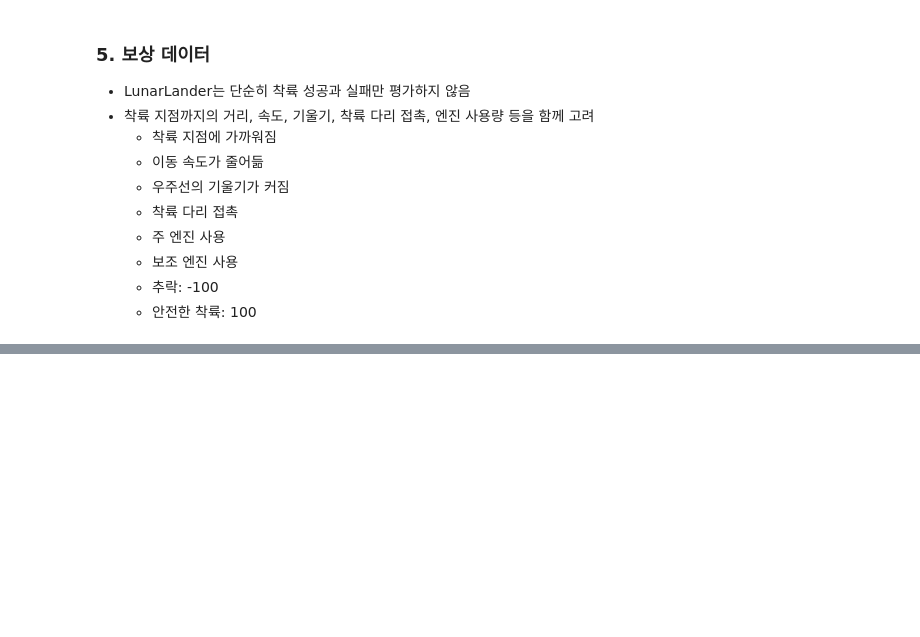
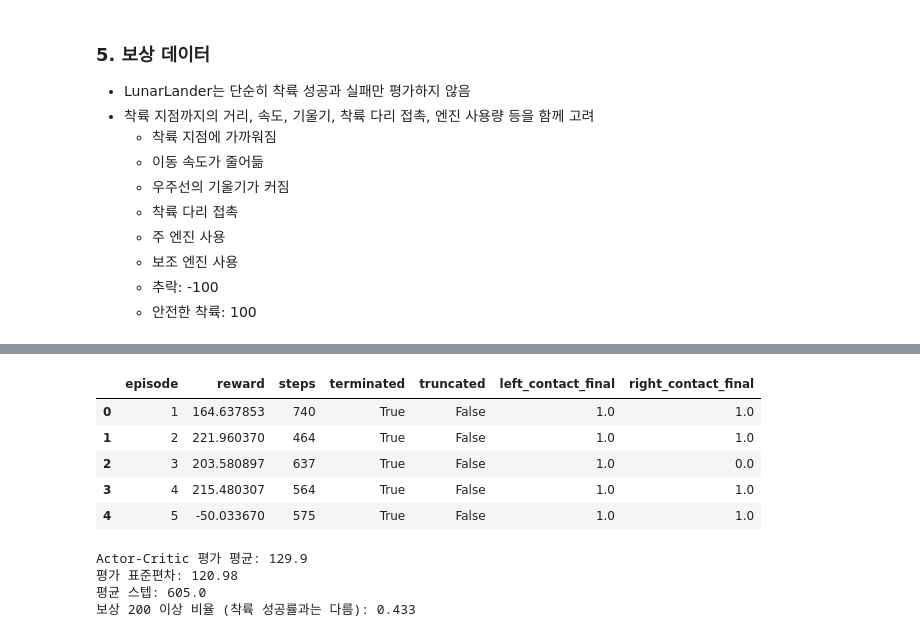
Before and after one commit to harwoon/13_----, a Jupyter notebook: 4_딥강화학습.ipynb, the cells around one changed output, grey strips where cells are left out. Cells and saved outputs as stored; diff of their text form; code cells hidden in the pictures; blank space fills up the shorter version.

```diff
--- a/4_딥강화학습.ipynb
+++ b/4_딥강화학습.ipynb
@@ -843,0 +1155,55 @@ Lunarlander-v3는 매 스텝마다 8개의 숫자로 구성된 상태 벡터를
+# %%
+def evaluate_policy(model, episodes=30, seed=1000, greedy=True, max_steps=1000):
+    env = gym.make('LunarLander-v3', continuous=False)
+    device = next(model.parameters()).device
+    was_training = model.training
+    model.eval()
+    records = []
+    try:
+        for ep in range(episodes):
+            state, _ = env.reset(seed=seed+ep)
+            total_reward = 0.0
+            last_state = None
+
+            for t in range(max_steps):
+                x = torch.as_tensor(state,dtype=torch.float32, device=device).unsqueeze(0)
+
+                with torch.no_grad():
+                    logits = model(x)[0]
+                    action = logits.argmax(dim=-1) if greedy else Categorical(logits=logits).sample()
+                state, reward, terminated, truncated, _ = env.step(int(action.item()))
+                total_reward += float(reward)
+                last_state = state
+
+                if terminated or truncated:
+                    break
+            contacts = (float(last_state[6]), float(last_state[7])) if last_state is not None else (np.nan, np.nan)
+
+            records.append({"episode": ep+1, "reward": total_reward, "steps": t+1,
+                "terminated": bool(terminated), "truncated": bool(truncated),
+                "left_contact_final": contacts[0], "right_contact_final": contacts[1]})
+    finally:
+        env.close()
+        model.train(was_training)
+    return pd.DataFrame(records)
+# %%
+ac_eval = evaluate_policy(ac_model, episodes=30, seed=1000, greedy=True)
+# %%
+ac_eval.head()
+# %% [output]
+|  | episode | reward | steps | terminated | truncated | left_contact_final | right_contact_final |
+| 0 | 1 | 164.637853 | 740 | True | False | 1.0 | 1.0 |
+| 1 | 2 | 221.960370 | 464 | True | False | 1.0 | 1.0 |
+| 2 | 3 | 203.580897 | 637 | True | False | 1.0 | 0.0 |
+| 3 | 4 | 215.480307 | 564 | True | False | 1.0 | 1.0 |
+| 4 | 5 | -50.033670 | 575 | True | False | 1.0 | 1.0 |
+# %%
+print("Actor-Critic 평가 평균:", round(ac_eval.reward.mean(), 2))
+print("평가 표준편차:", round(ac_eval.reward.std(), 2))
+print("평균 스텝:", round(ac_eval.steps.mean(), 1))
+print("보상 200 이상 비율 (착륙 성공률과는 다름):", round((ac_eval.reward >= 200).mean(), 3))
+# %% [output]
+Actor-Critic 평가 평균: 129.9
+평가 표준편차: 120.98
+평균 스텝: 605.0
+보상 200 이상 비율 (착륙 성공률과는 다름): 0.433
```
Also changed, not shown: parts of 34 cells of this notebook.
